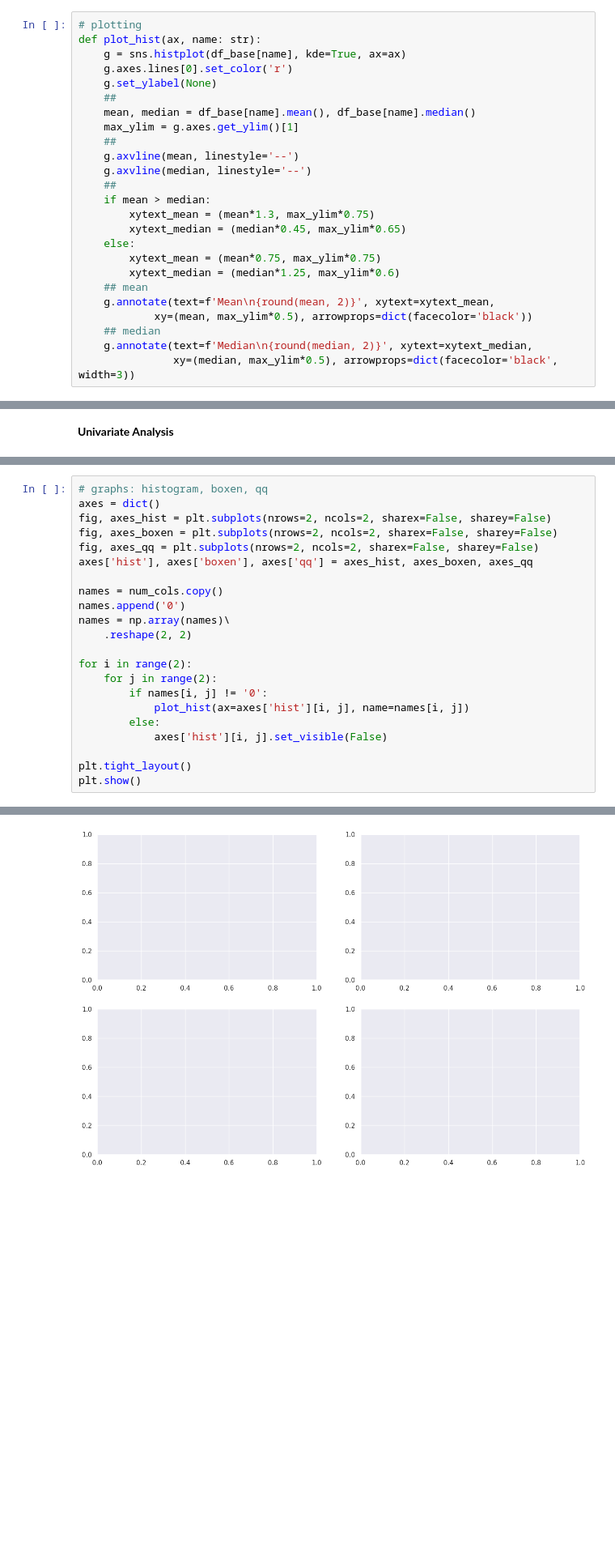
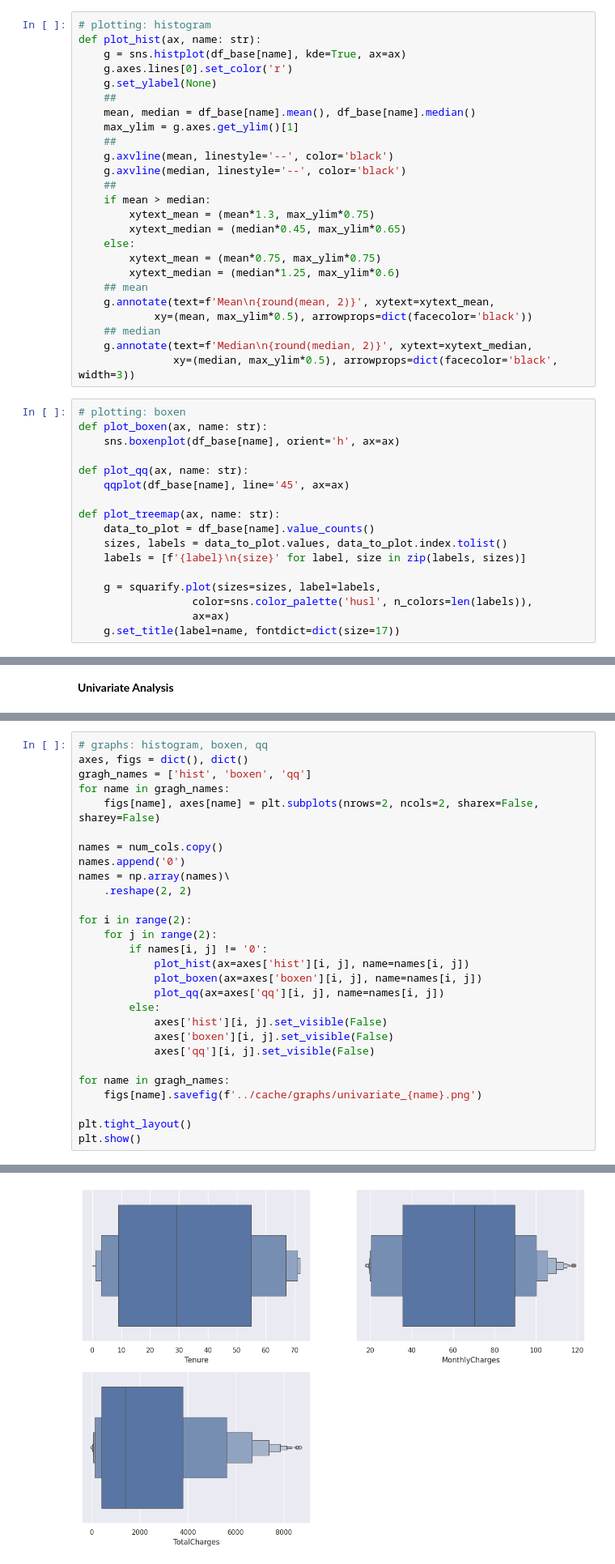
Before and after one commit to hyugai/MLOps-Classification-CustomerChurnTelco, a Jupyter notebook: notebook/exploratory_data_analysis.ipynb, the cells around one changed output, grey strips where cells are left out. Shown: that part at 81% size. Cells and saved outputs as stored; diff of their text form; blank space fills up the shorter version.

```diff
--- a/notebook/exploratory_data_analysis.ipynb
+++ b/notebook/exploratory_data_analysis.ipynb
@@ -26,7 +26,7 @@ cat_cols = df_base.select_dtypes('object').columns.tolist()
 # %% [markdown]
 <b>UDF</b>
 # %%
-# plotting
+# plotting: histogram
 def plot_hist(ax, name: str):
     g = sns.histplot(df_base[name], kde=True, ax=ax)
     g.axes.lines[0].set_color('r')
@@ -35,8 +35,8 @@ def plot_hist(ax, name: str):
     mean, median = df_base[name].mean(), df_base[name].median()
     max_ylim = g.axes.get_ylim()[1]
     ##
-    g.axvline(mean, linestyle='--')
-    g.axvline(median, linestyle='--')
+    g.axvline(mean, linestyle='--', color='black')
+    g.axvline(median, linestyle='--', color='black')
     ##
     if mean > median:
         xytext_mean = (mean*1.3, max_ylim*0.75)
@@ -50,6 +50,23 @@ def plot_hist(ax, name: str):
     ## median
     g.annotate(text=f'Median\n{round(median, 2)}', xytext=xytext_median,
                xy=(median, max_ylim*0.5), arrowprops=dict(facecolor='black', width=3))
+# %%
+# plotting: boxen
+def plot_boxen(ax, name: str):
+    sns.boxenplot(df_base[name], orient='h', ax=ax)
+
+def plot_qq(ax, name: str):
+    qqplot(df_base[name], line='45', ax=ax)
+
+def plot_treemap(ax, name: str):
+    data_to_plot = df_base[name].value_counts()
+    sizes, labels = data_to_plot.values, data_to_plot.index.tolist()
+    labels = [f'{label}\n{size}' for label, size in zip(labels, sizes)]
+
+    g = squarify.plot(sizes=sizes, label=labels,
+                  color=sns.color_palette('husl', n_colors=len(labels)),
+                  ax=ax)
+    g.set_title(label=name, fontdict=dict(size=17))
 # %% [markdown]
 # General
 # %% [markdown]
@@ -85,11 +102,10 @@ df_base[cat_cols].describe().T
 | Churn | 7043 | 2 | No | 5174 |
 # %%
 # graphs: histogram, boxen, qq
-axes = dict()
-fig, axes_hist = plt.subplots(nrows=2, ncols=2, sharex=False, sharey=False)
-fig, axes_boxen = plt.subplots(nrows=2, ncols=2, sharex=False, sharey=False)
-fig, axes_qq = plt.subplots(nrows=2, ncols=2, sharex=False, sharey=False)
-axes['hist'], axes['boxen'], axes['qq'] = axes_hist, axes_boxen, axes_qq
+axes, figs = dict(), dict()
+gragh_names = ['hist', 'boxen', 'qq']
+for name in gragh_names:
+    figs[name], axes[name] = plt.subplots(nrows=2, ncols=2, sharex=False, sharey=False)
 
 names = num_cols.copy()
 names.append('0')
@@ -100,8 +116,15 @@ for i in range(2):
     for j in range(2):
         if names[i, j] != '0':
             plot_hist(ax=axes['hist'][i, j], name=names[i, j])
+            plot_boxen(ax=axes['boxen'][i, j], name=names[i, j])
+            plot_qq(ax=axes['qq'][i, j], name=names[i, j])
         else:
             axes['hist'][i, j].set_visible(False)
+            axes['boxen'][i, j].set_visible(False)
+            axes['qq'][i, j].set_visible(False)
+
+for name in gragh_names:
+    figs[name].savefig(f'../cache/graphs/univariate_{name}.png')
 
 plt.tight_layout()
 plt.show()
@@ -110 +133 @@ plt.show()
-[figure, old version]
+[figure, new version]
```
Also changed, not shown: parts of 3 cells of this notebook, 4 other files.
